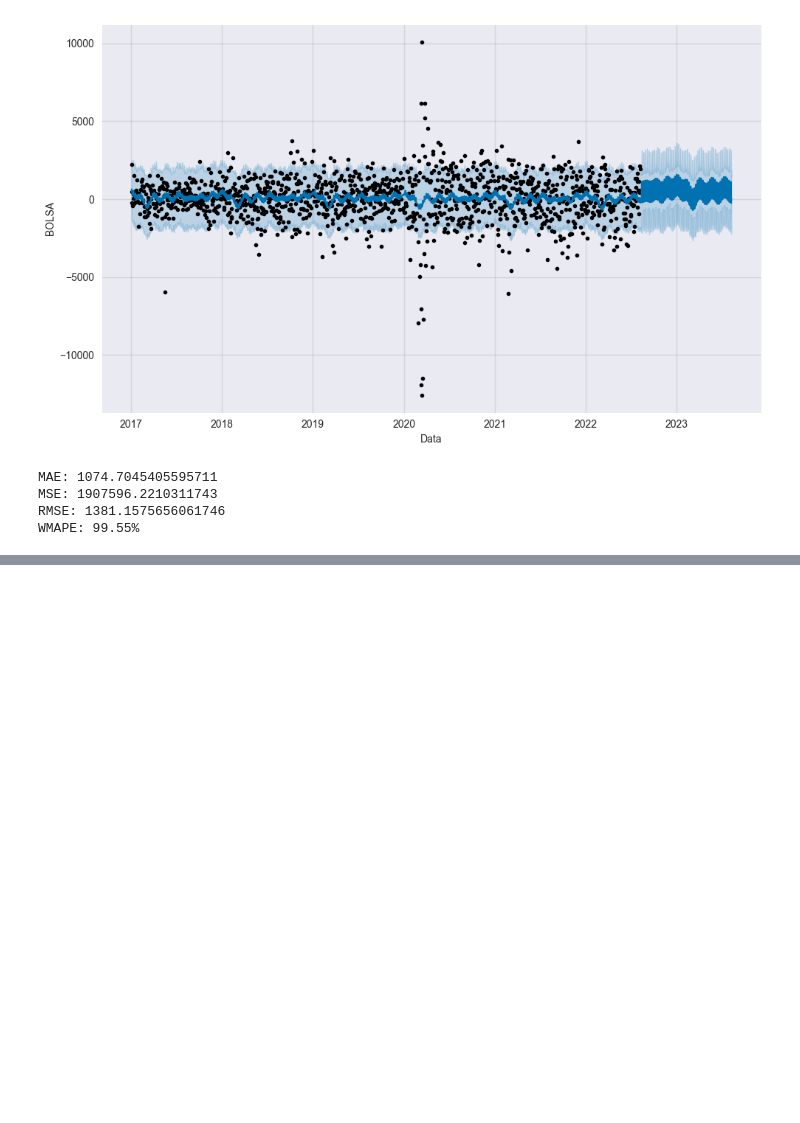
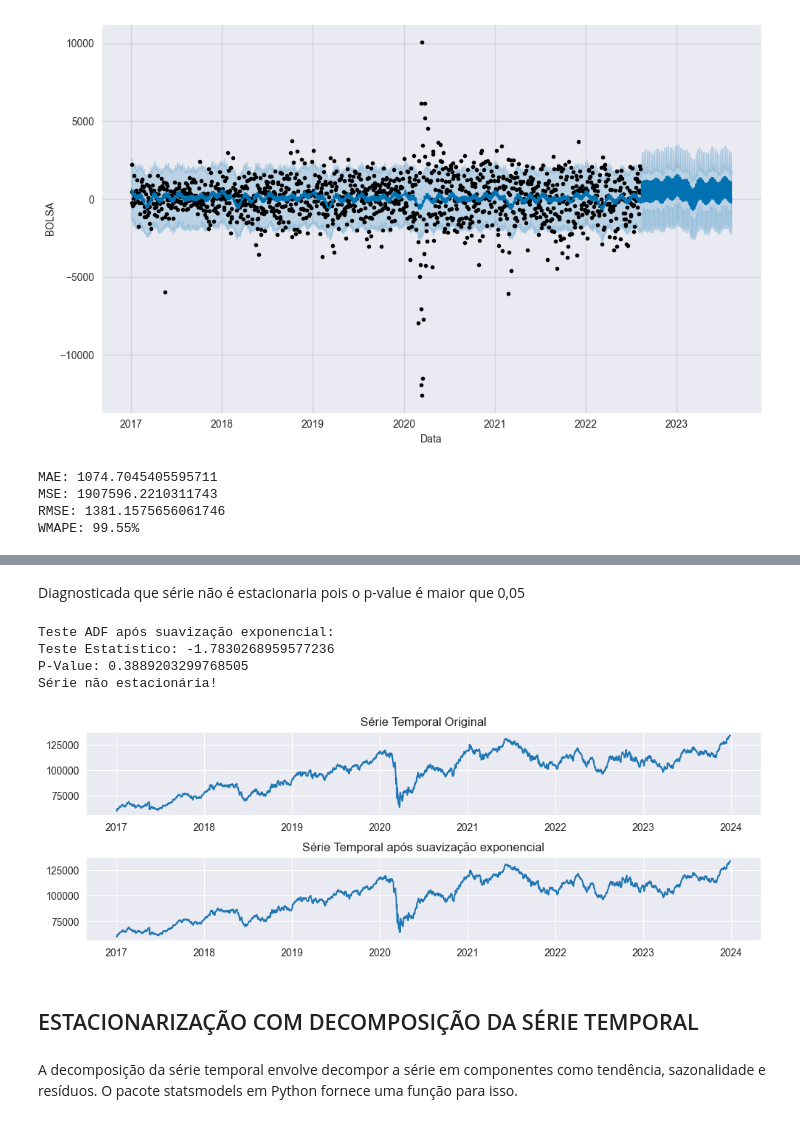
Before and after one commit to victorlamana/PosTech_DataAnalytics-Main, a Jupyter notebook: FASE2/TECH-CHALLENGE/ProphetModel.ipynb, the cells around one changed output, grey strips where cells are left out. Saved outputs shown, nothing was run; the diff lists cells and outputs as text; code cells hidden in the pictures; blank space fills up the shorter version.

```diff
--- a/FASE2/TECH-CHALLENGE/ProphetModel.ipynb
+++ b/FASE2/TECH-CHALLENGE/ProphetModel.ipynb
@@ -460,0 +469,3 @@ WMAPE: 99.55%
+# %%
+sns.set_style('darkgrid')
+df_estaclog = df
@@ -460,0 +522,3 @@ WMAPE: 99.55%
+# %%
+sns.set_style('darkgrid')
+df_estacexp = df
@@ -460,0 +544,41 @@ WMAPE: 99.55%
+# %% [markdown]
+Diagnosticada que série não é estacionaria pois o p-value é maior que 0,05
+# %%
+model = ExponentialSmoothing(df_estacexp['y'])
+result = model.fit()
+df_estacexp['y_smoothed'] = result.fittedvalues
+# %%
+# Aplicar o teste ADF na primeira diferenciação
+result_diff1 = adfuller(df_estacexp['y_smoothed'])
+print("Teste ADF após suavização exponencial:")
+print(f"Teste Estatístico: {result_diff1[0]}")
+print(f"P-Value: {result_diff1[1]}")
+
+if result_diff1[1] < 0.05:
+  print("Série estacionária!")
+else:
+  print("Série não estacionária!")
+# %% [output]
+Teste ADF após suavização exponencial:
+Teste Estatístico: -1.7830268959577236
+P-Value: 0.3889203299768505
+Série não estacionária!
+# %%
+# Plotar a série original
+plt.figure(figsize=(12, 6))
+plt.subplot(3, 1, 1)
+plt.plot(df_estacexp['ds'], df_estacexp['y'])
+plt.title('Série Temporal Original')
+
+# Plotar a série após a primeira diferenciação
+plt.subplot(3, 1, 2)
+plt.plot(df_estacexp['ds'], df_estacexp['y_smoothed'])
+plt.title('Série Temporal após suavização exponencial')
+
+plt.subplots_adjust(hspace=0.5)
+# %% [output]
+[figure, added]
+# %% [markdown]
+## ESTACIONARIZAÇÃO COM DECOMPOSIÇÃO DA SÉRIE TEMPORAL
+# %% [markdown]
+A decomposição da série temporal envolve decompor a série em componentes como tendência, sazonalidade e resíduos. O pacote statsmodels em Python fornece uma função para isso.
```
Also changed, not shown: parts of 26 cells of this notebook.
